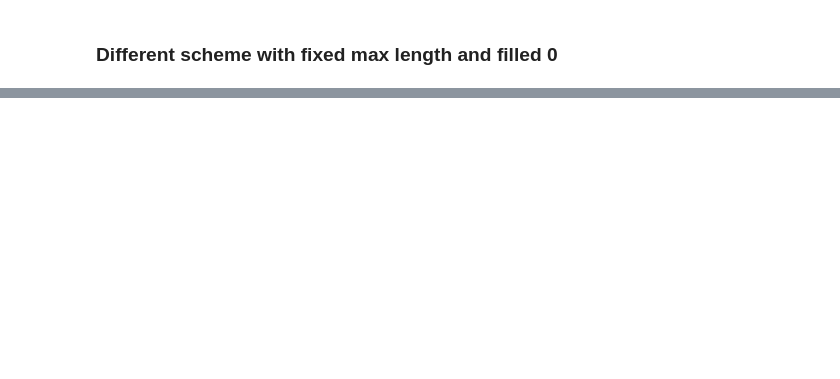
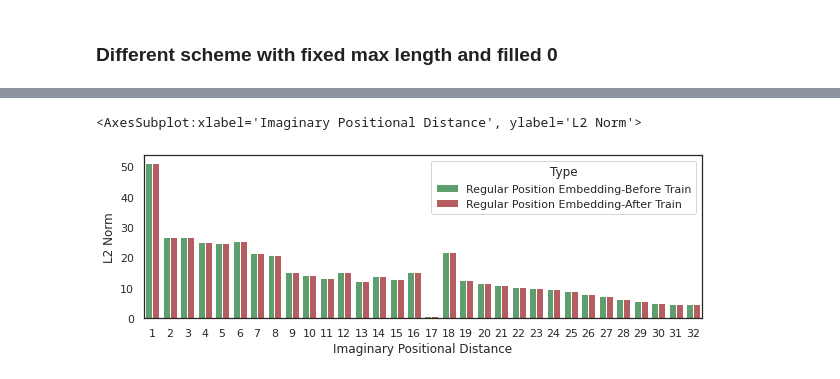
Before and after one commit to huynhducloi00/label-words-are-anchors, a Jupyter notebook: verify_unifiedqa/google-t5/plot_options.ipynb, the cells around one changed output, grey strips where cells are left out. Cells and saved outputs as stored; diff of their text form; code cells hidden in the pictures; blank space fills up the shorter version.

```diff
--- a/verify_unifiedqa/google-t5/plot_options.ipynb
+++ b/verify_unifiedqa/google-t5/plot_options.ipynb
@@ -140,0 +142,23 @@ df_norm
+# %%
+from numpy import linalg
+l2_before,_   = pickle.load(
+    open('Scheme.Undirected_6w_weight_before.pkl', 'rb'))
+l2_after   = pickle.load(
+    open('Scheme.MC-ED_positional_emb.pkl', 'rb'))
+kk={'Type':[],'Imaginary Positional Distance':[],'L2 Norm':[]}
+for index, m in enumerate(l2_before):
+    kk['Type'].append('Regular Position Embedding-Before Train')
+    kk['Imaginary Positional Distance'].append(index+1)
+    kk['L2 Norm'].append(linalg.norm(m))
+
+for index, m in enumerate(l2_after):
+    kk['Type'].append('Regular Position Embedding-After Train')
+    kk['Imaginary Positional Distance'].append(index+1)
+    kk['L2 Norm'].append(linalg.norm(m))
+
+df_norm = DataFrame(kk)
+sns.set_theme(style='white', rc={'figure.figsize':(10,3)})
+sns.barplot(df_norm, x='Imaginary Positional Distance', y='L2 Norm', hue='Type',palette=["C2","C3"])
+# %% [output]
+<AxesSubplot:xlabel='Imaginary Positional Distance', ylabel='L2 Norm'>
+[figure, added]
```
Also changed, not shown: parts of 6 cells of this notebook.
